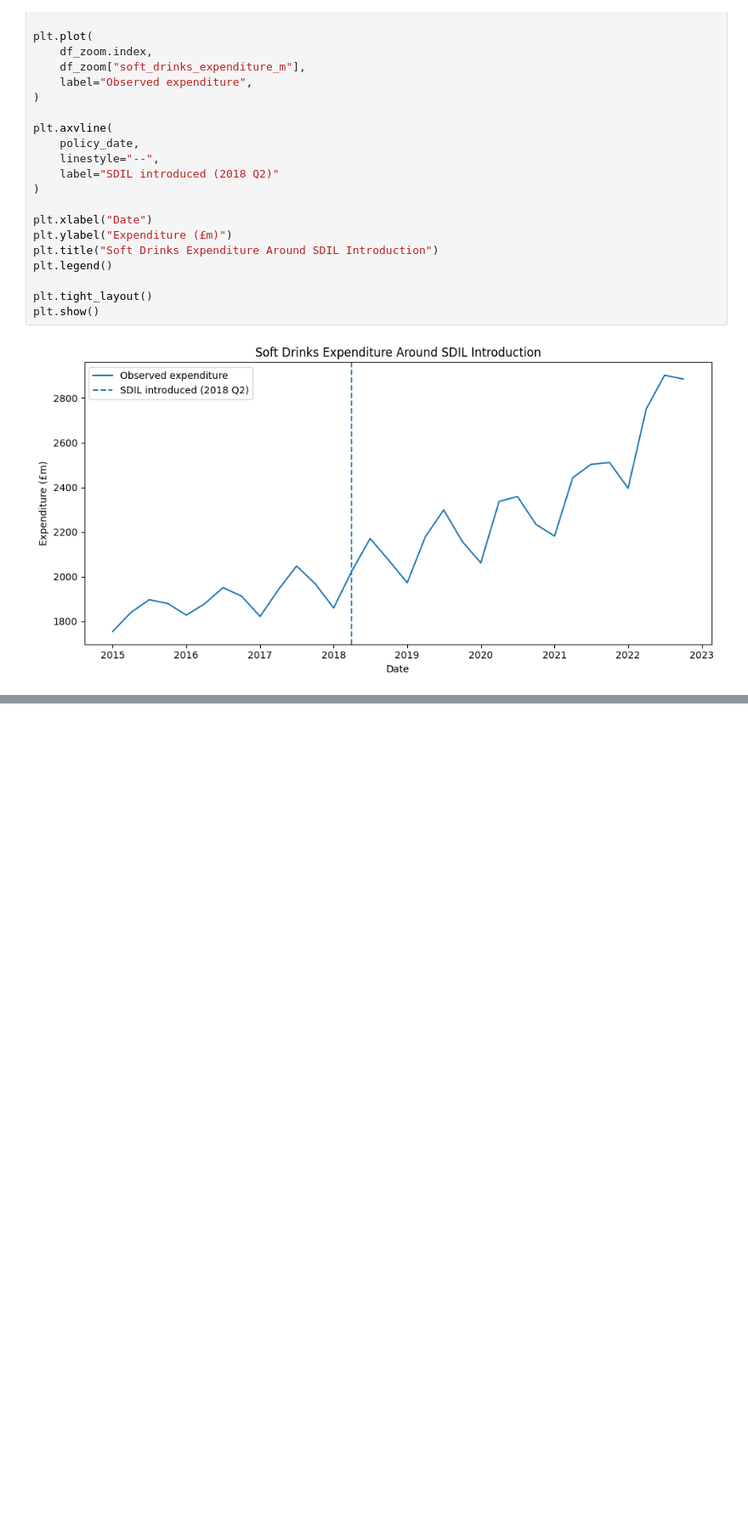
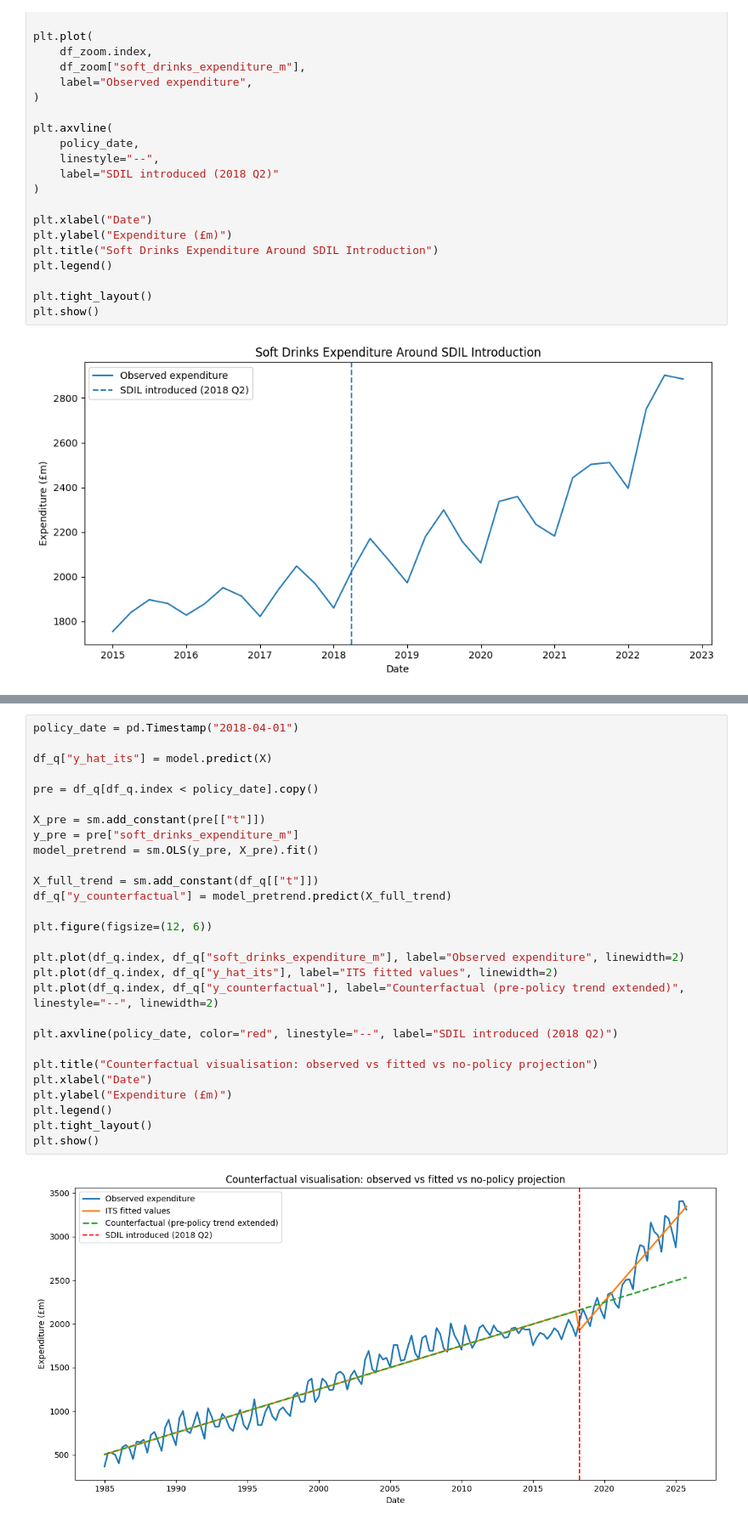
Before and after one commit to meenakshi-manupriya/sugar-tax-casual-inference, a Jupyter notebook: notebooks/01_exploration.ipynb, the cells around one changed output, grey strips where cells are left out. Shown at 85% size. Cells and saved outputs as stored; diff of their text form; blank space fills up the shorter version.

```diff
--- a/notebooks/01_exploration.ipynb
+++ b/notebooks/01_exploration.ipynb
@@ -185,0 +313,30 @@ print(nw_model.summary())
+# %%
+policy_date = pd.Timestamp("2018-04-01")
+
+df_q["y_hat_its"] = model.predict(X)
+
+pre = df_q[df_q.index < policy_date].copy()
+
+X_pre = sm.add_constant(pre[["t"]])
+y_pre = pre["soft_drinks_expenditure_m"]
+model_pretrend = sm.OLS(y_pre, X_pre).fit()
+
+X_full_trend = sm.add_constant(df_q[["t"]])
+df_q["y_counterfactual"] = model_pretrend.predict(X_full_trend)
+
+plt.figure(figsize=(12, 6))
+
+plt.plot(df_q.index, df_q["soft_drinks_expenditure_m"], label="Observed expenditure", linewidth=2)
+plt.plot(df_q.index, df_q["y_hat_its"], label="ITS fitted values", linewidth=2)
+plt.plot(df_q.index, df_q["y_counterfactual"], label="Counterfactual (pre-policy trend extended)", linestyle="--", linewidth=2)
+
+plt.axvline(policy_date, color="red", linestyle="--", label="SDIL introduced (2018 Q2)")
+
+plt.title("Counterfactual visualisation: observed vs fitted vs no-policy projection")
+plt.xlabel("Date")
+plt.ylabel("Expenditure (£m)")
+plt.legend()
+plt.tight_layout()
+plt.show()
+# %% [output]
+[figure, added]
```
Also changed, not shown: parts of 15 cells of this notebook.
